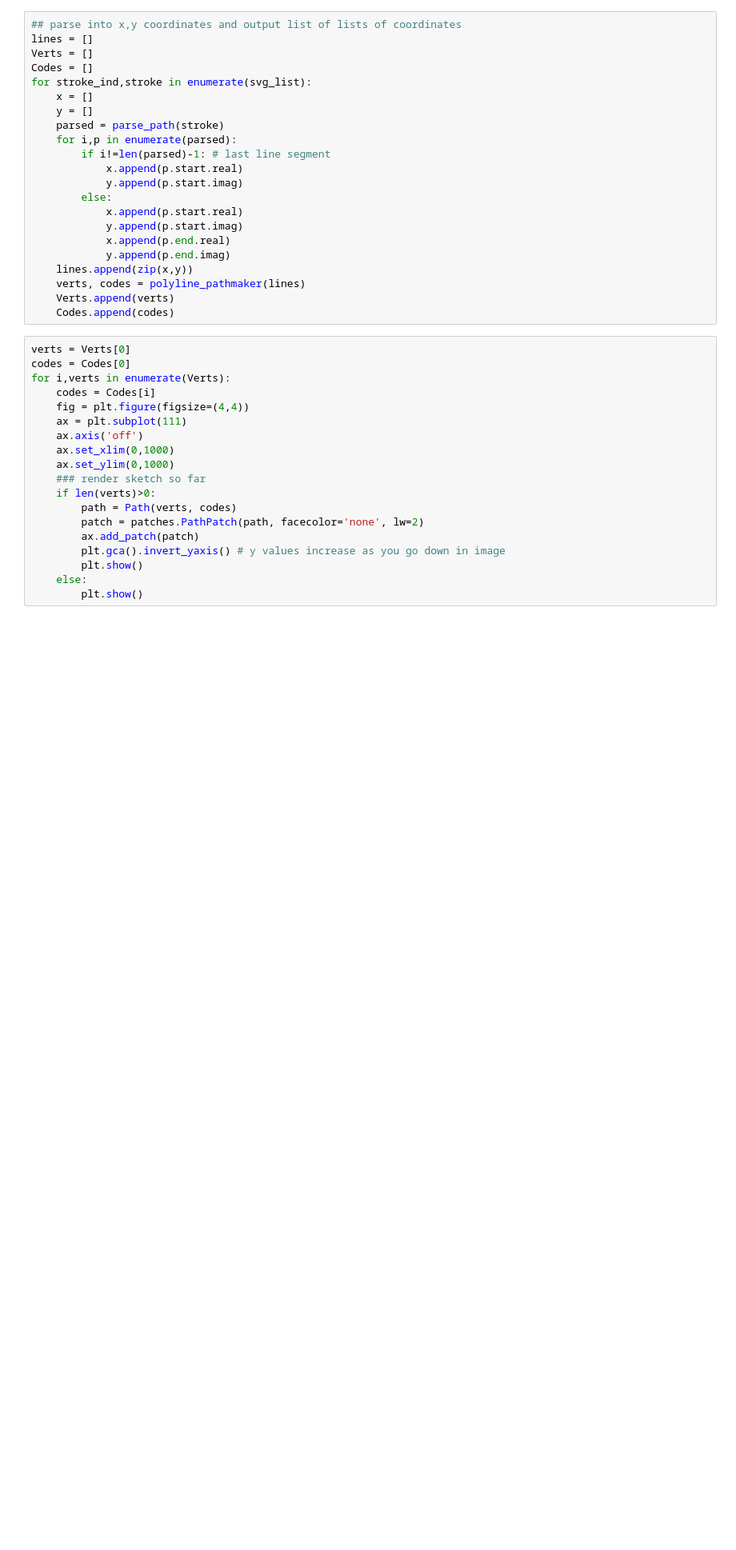
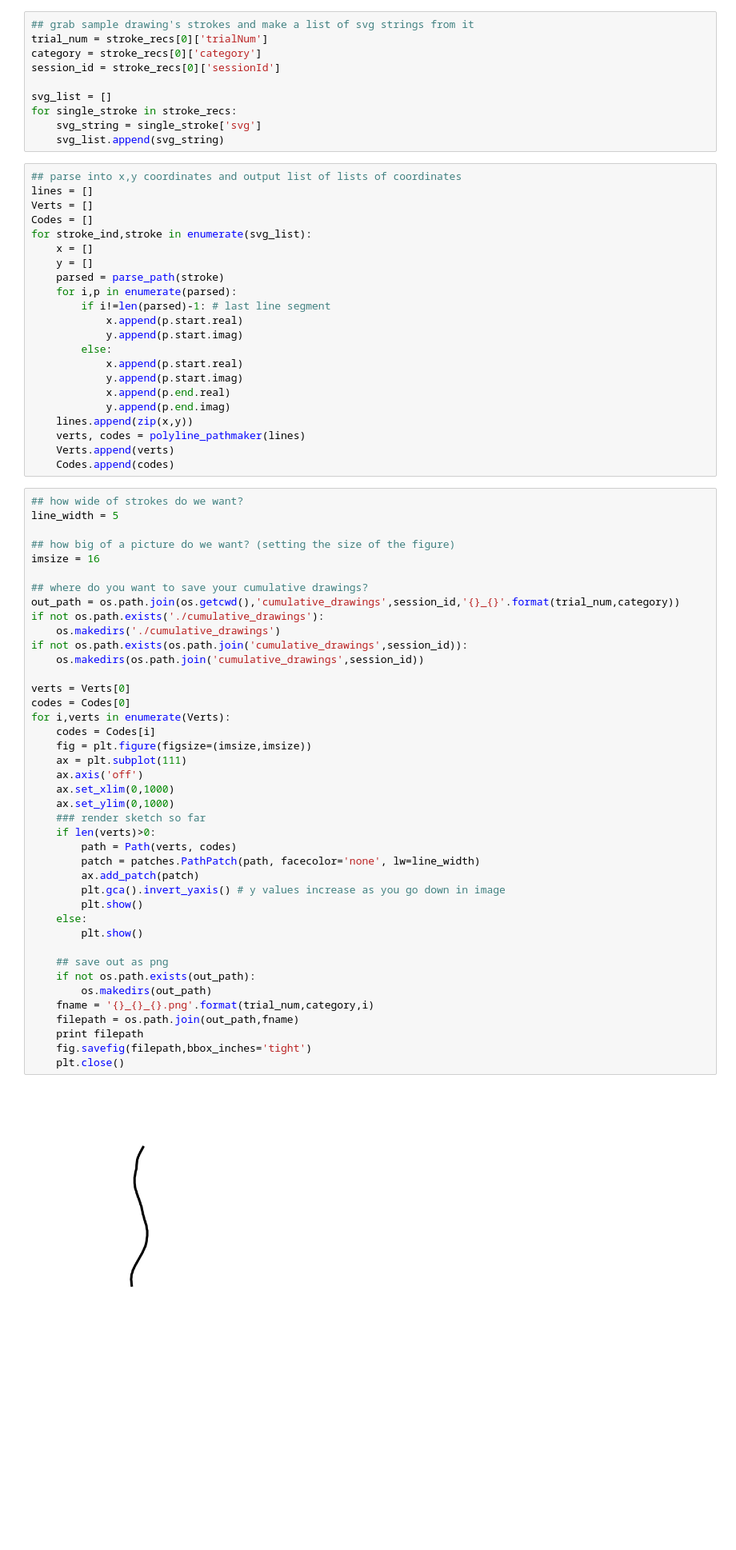
Before and after one commit to brialorelle/kiddraw, a Jupyter notebook: analysis/museumdraw/python/render_svgs_test.ipynb, the cells around one changed output. Shown at 80% size. Cells and saved outputs as stored; diff of their text form; blank space fills up the shorter version.

Commit message:
add support to save out cumulative sketches with arbitrary stroke width, canvas size into nested directories by session id and trialnum_object and stroke number

```diff
--- a/analysis/museumdraw/python/render_svgs_test.ipynb
+++ b/analysis/museumdraw/python/render_svgs_test.ipynb
@@ -131,3 +129,13 @@ for single_stroke in stroke_recs:
+# %%
+## grab sample drawing's strokes and make a list of svg strings from it
+trial_num = stroke_recs[0]['trialNum']
+category = stroke_recs[0]['category']
+session_id = stroke_recs[0]['sessionId']
+
+svg_list = []
+for single_stroke in stroke_recs:
+    svg_string = single_stroke['svg']
+    svg_list.append(svg_string)
 # %%
 ## parse into x,y coordinates and output list of lists of coordinates
 lines = []
@@ -151,21 +159,45 @@ for stroke_ind,stroke in enumerate(svg_list):
     Verts.append(verts)
     Codes.append(codes)
 # %%
+## how wide of strokes do we want?
+line_width = 5
+
+## how big of a picture do we want? (setting the size of the figure)
+imsize = 16
+
+## where do you want to save your cumulative drawings?
+out_path = os.path.join(os.getcwd(),'cumulative_drawings',session_id,'{}_{}'.format(trial_num,category))
+if not os.path.exists('./cumulative_drawings'):
+    os.makedirs('./cumulative_drawings')
+if not os.path.exists(os.path.join('cumulative_drawings',session_id)):
+    os.makedirs(os.path.join('cumulative_drawings',session_id))
+
 verts = Verts[0]
 codes = Codes[0]
 for i,verts in enumerate(Verts):
     codes = Codes[i]
-    fig = plt.figure(figsize=(4,4))
+    fig = plt.figure(figsize=(imsize,imsize))
     ax = plt.subplot(111)
     ax.axis('off')
     ax.set_xlim(0,1000)
     ax.set_ylim(0,1000)
     ### render sketch so far
     if len(verts)>0:
         path = Path(verts, codes)
-        patch = patches.PathPatch(path, facecolor='none', lw=2)
+        patch = patches.PathPatch(path, facecolor='none', lw=line_width)
         ax.add_patch(patch)
         plt.gca().invert_yaxis() # y values increase as you go down in image
         plt.show()
     else:
         plt.show()
+
+    ## save out as png
+    if not os.path.exists(out_path):
+        os.makedirs(out_path)
+    fname = '{}_{}_{}.png'.format(trial_num,category,i)
+    filepath = os.path.join(out_path,fname)
+    print filepath
+    fig.savefig(filepath,bbox_inches='tight')
+    plt.close()
+# %% [output]
+[figure, added]
```
Also changed, not shown: parts of 5 cells of this notebook.
